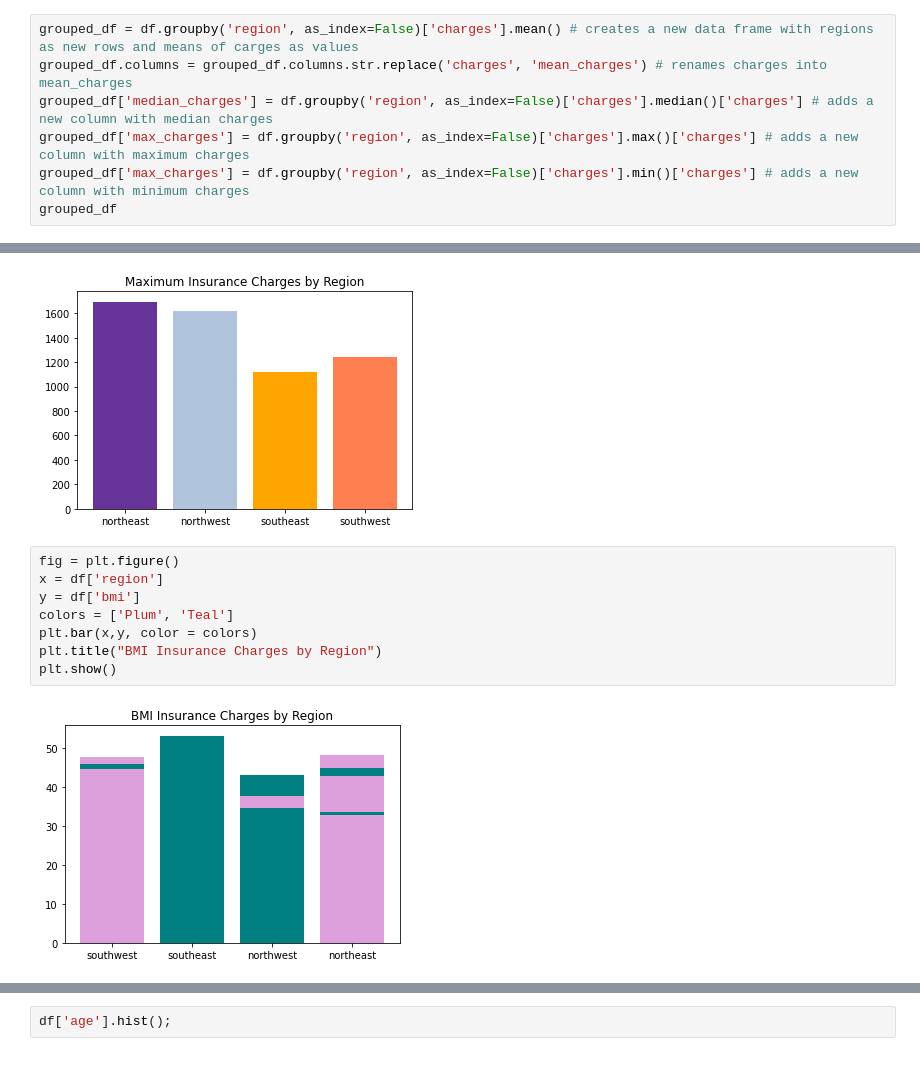
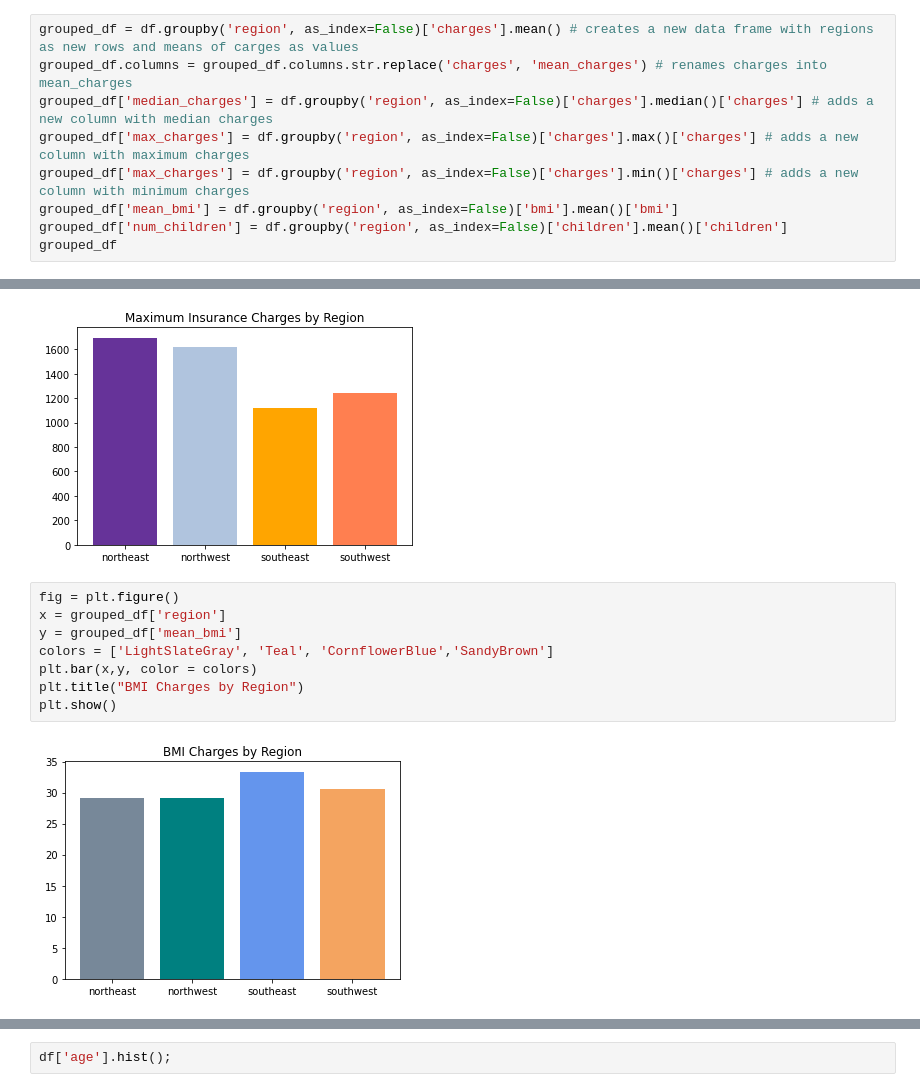
Before and after one commit to graceuche/northeastern-final-project, a Jupyter notebook: notebook.ipynb, the cells around one changed output, grey strips where cells are left out. Cells and saved outputs as stored; diff of their text form.

```diff
--- a/notebook.ipynb
+++ b/notebook.ipynb
@@ -90,5 +90,7 @@ grouped_df.columns = grouped_df.columns.str.replace('charges', 'mean_charges') #
 grouped_df['median_charges'] = df.groupby('region', as_index=False)['charges'].median()['charges'] # adds a new column with median charges
 grouped_df['max_charges'] = df.groupby('region', as_index=False)['charges'].max()['charges'] # adds a new column with maximum charges
 grouped_df['max_charges'] = df.groupby('region', as_index=False)['charges'].min()['charges'] # adds a new column with minimum charges
+grouped_df['mean_bmi'] = df.groupby('region', as_index=False)['bmi'].mean()['bmi']
+grouped_df['num_children'] = df.groupby('region', as_index=False)['children'].mean()['children']
 grouped_df
 # %% [output]
@@ -126,13 +128,13 @@ plt.show()
 [figure]
 # %%
 fig = plt.figure()
-x = df['region']
-y = df['bmi']
-colors = ['Plum', 'Teal']
+x = grouped_df['region']
+y = grouped_df['mean_bmi']
+colors = ['LightSlateGray', 'Teal', 'CornflowerBlue','SandyBrown']
 plt.bar(x,y, color = colors)
-plt.title("BMI Insurance Charges by Region")
+plt.title("BMI Charges by Region")
 plt.show()
 # %% [output]
-[figure, old version]
+[figure, new version]
 # %%
 fig = plt.figure()
```
Also changed, not shown: parts of 9 cells of this notebook.
